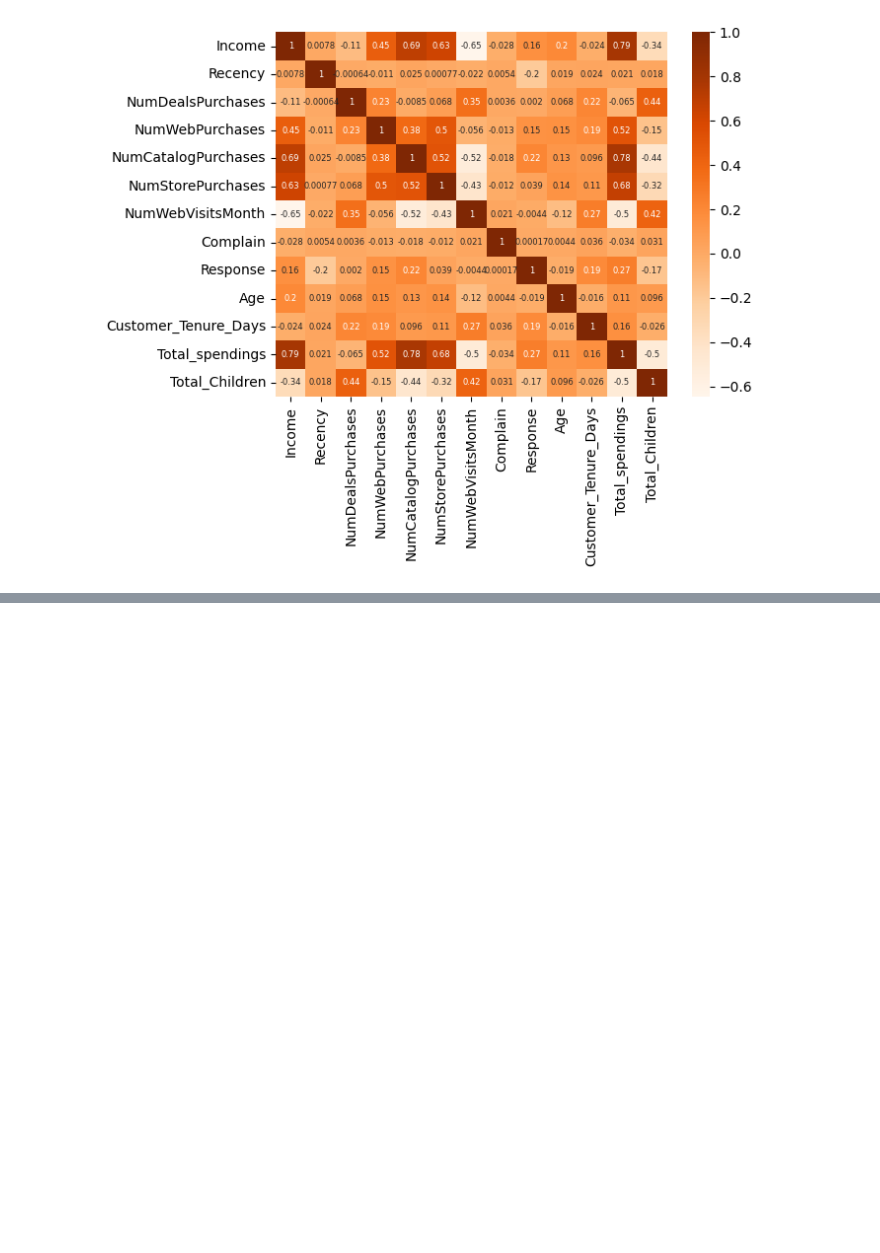
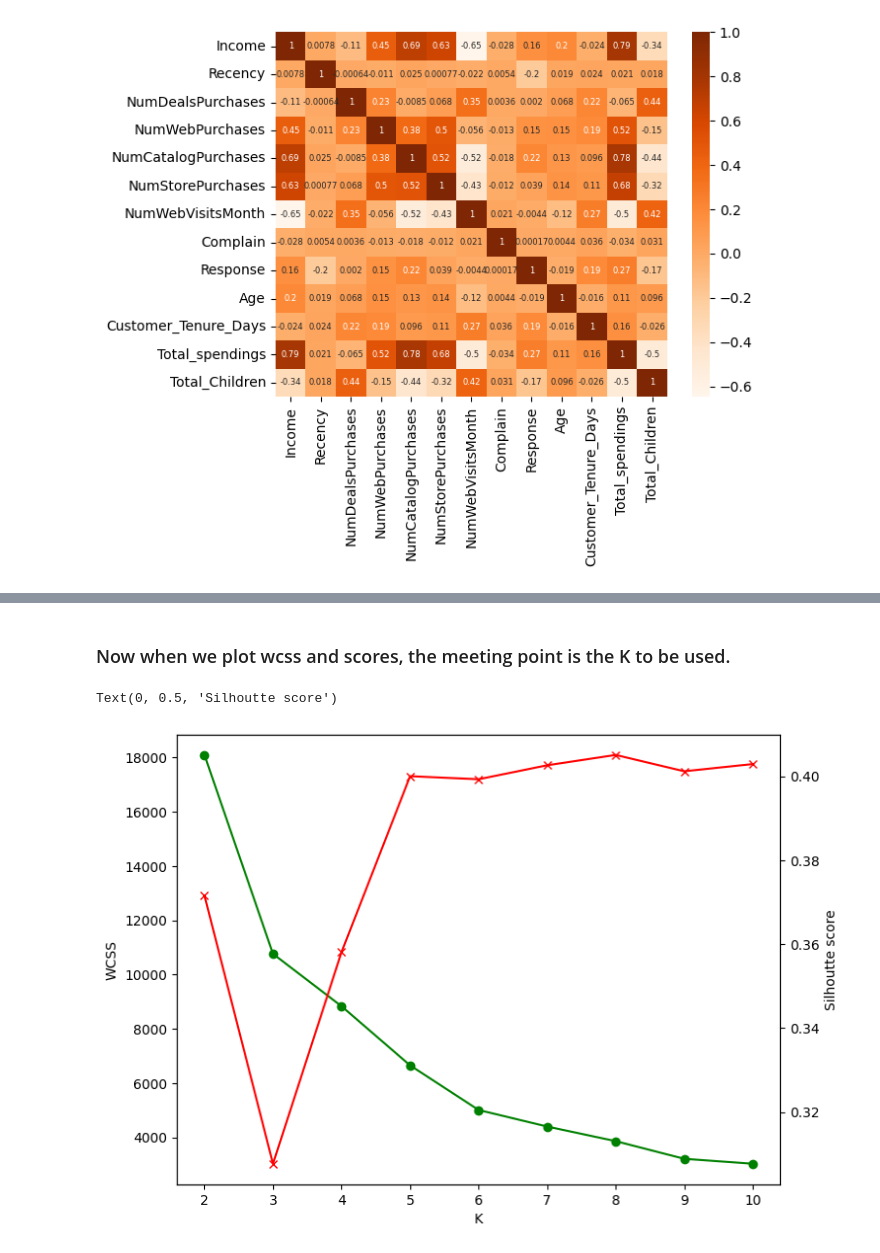
Before and after one commit to akshay041193/Customer-Segmentation-System, a Jupyter notebook: customer_segmentation.ipynb, the cells around one changed output, grey strips where cells are left out. Saved outputs shown, nothing was run; the diff lists cells and outputs as text; code cells hidden in the pictures; blank space fills up the shorter version.

```diff
--- a/customer_segmentation.ipynb
+++ b/customer_segmentation.ipynb
@@ -205,0 +318,18 @@ sns.heatmap(corr,
+# %% [markdown]
+### Now when we plot wcss and scores, the meeting point is the K to be used.
+# %%
+fig,ax1 = plt.subplots(figsize=(8,6))
+
+ax1.plot(range(2,11),wcss[:len(range(2,11))],color="green",marker="o")
+
+ax1.set_xlabel("K")
+ax1.set_ylabel("WCSS")
+
+ax2=ax1.twinx()
+
+ax2.plot(range(2,11),scores[:len(range(2,11))],color="red",marker="x")
+
+ax2.set_ylabel("Silhoutte score")
+# %% [output]
+Text(0, 0.5, 'Silhoutte score')
+[figure, added]
```
Also changed, not shown: parts of 21 cells of this notebook.
